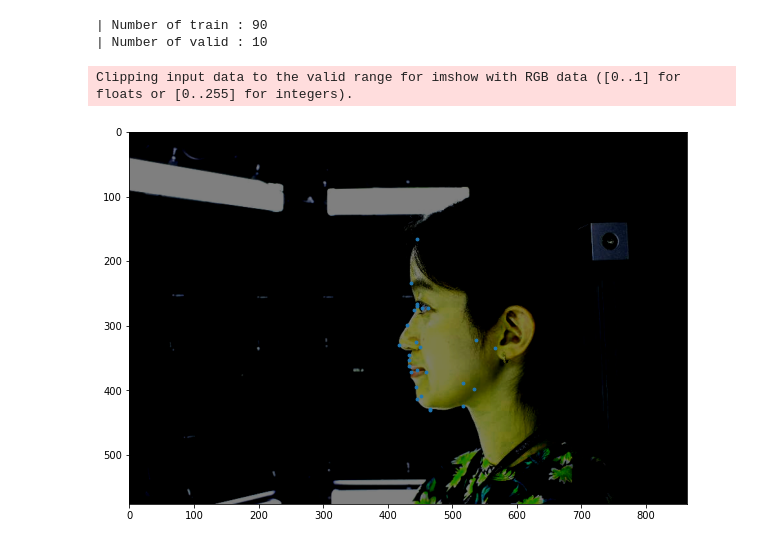
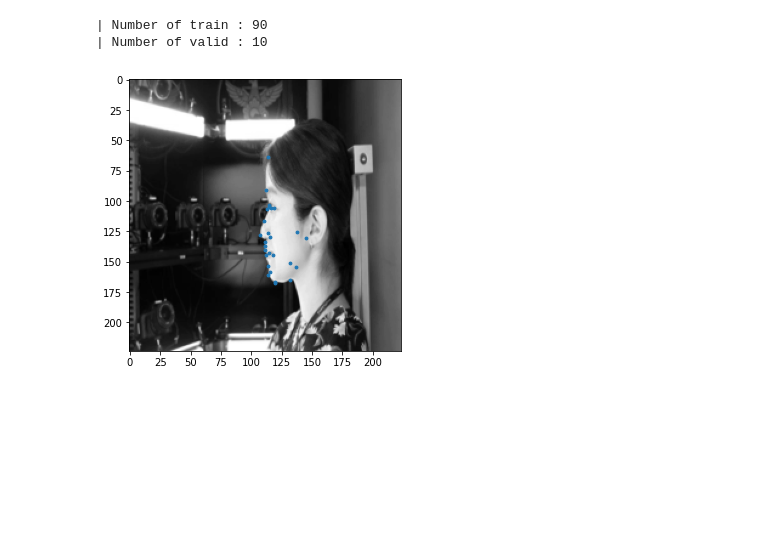
Before and after one commit to Minhan-Bae/FLD-scratch, a Jupyter notebook: run.ipynb, the cells around one changed output. Saved outputs shown, nothing was run; the diff lists cells and outputs as text; code cells hidden in the pictures; blank space fills up the shorter version.

```diff
--- a/run.ipynb
+++ b/run.ipynb
@@ -45,12 +46,13 @@ print(f"| Number of valid : {C.LEN_VALID_SET}")
 dataset = K.kfacedataset(image_list=C.IMAGE_LIST, label_list=C.LABEL_LIST, transform=T.Transforms())
 # %%
 image, landmarks = dataset[0]
-plt.figure(figsize=(10, 10))
+img_shape = np.array(image).shape
+landmark = landmarks * torch.tensor((224,224))
+plt.figure(figsize=(5, 5))
 plt.imshow(image.permute(1,2,0), cmap='gray');
-plt.scatter(landmarks.T[0], landmarks.T[1], s=8);
+plt.scatter(landmark.T[0], landmark.T[1], s=8);
 # %% [output]
-Clipping input data to the valid range for imshow with RGB data ([0..1] for floats or [0..255] for integers).
-[figure, old version]
+[figure, new version]
 # %%
 train_dataset, valid_dataset = D.random_split(dataset, [C.LEN_TRAIN_SET, C.LEN_VALID_SET])
 
```
Also changed, not shown: parts of 11 cells of this notebook, 6 other files.
